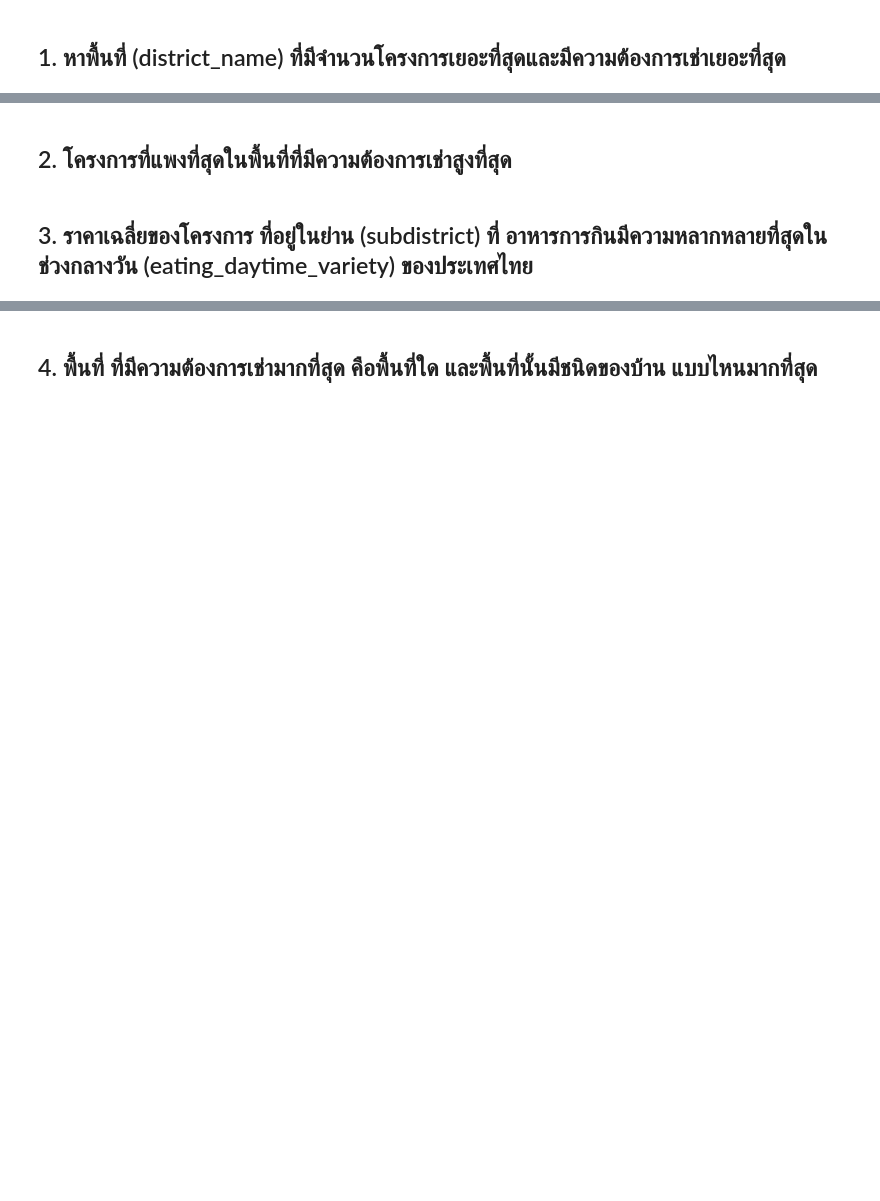
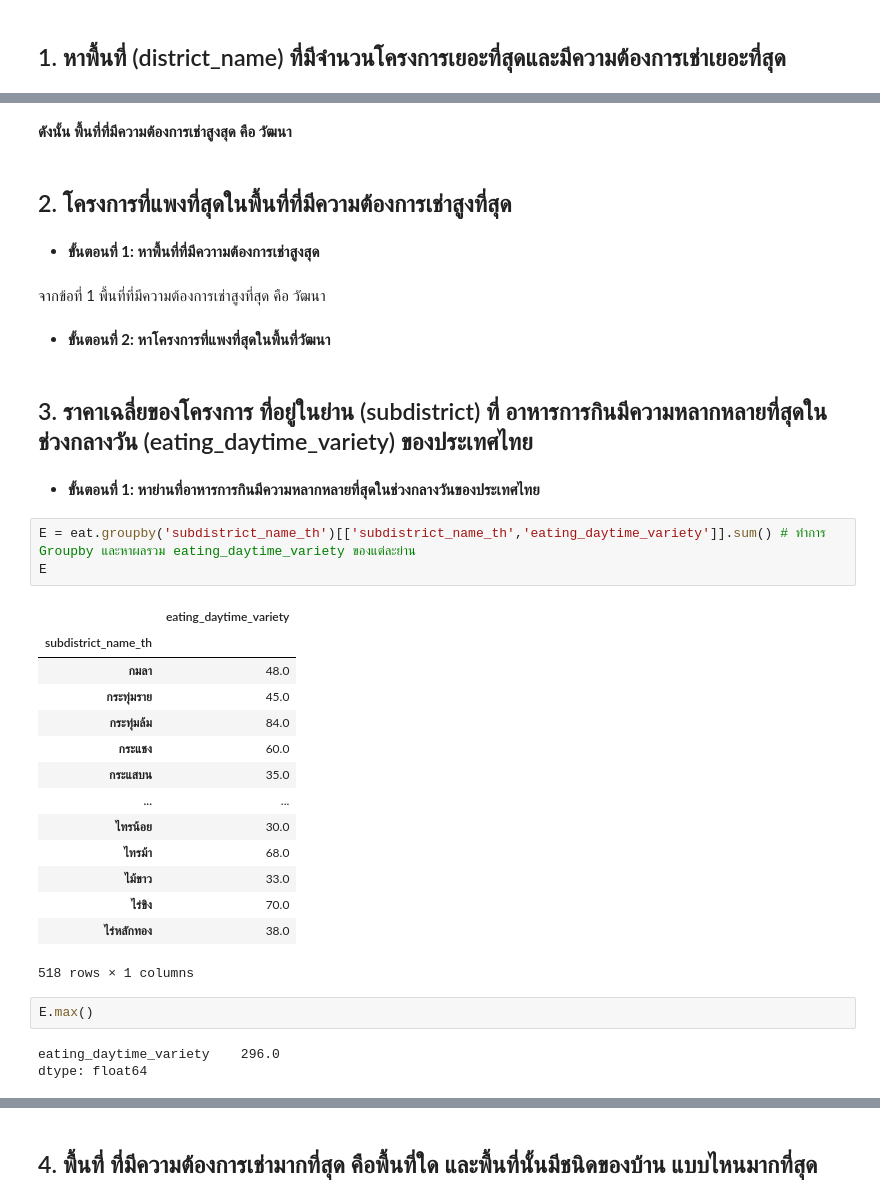
Before and after one commit to NewtonSawitta/BasicProg_DataViz65, a Jupyter notebook: midterm65.ipynb, the cells around one changed output, grey strips where cells are left out. Saved outputs shown, nothing was run; the diff lists cells and outputs as text; blank space fills up the shorter version.

```diff
--- a/midterm65.ipynb
+++ b/midterm65.ipynb
@@ -127,4 +122,37 @@ dataall[dataall['volume_of_rental']==dataall['volume_of_rental'].max()][['name_t
+# %% [markdown]
+**ดังนั้น พื้นที่ที่มีความต้องการเช่าสูงสุด คือ วัฒนา**
 # %% [markdown]
 ## 2. โครงการที่แพงที่สุดในพื้นที่ที่มีความต้องการเช่าสูงที่สุด
+# %% [markdown]
+- **ขั้นตอนที่ 1: หาพื้นที่ที่มีควาามต้องการเช่าสูงสุด**
+# %% [markdown]
+จากข้อที่ 1 พื้นที่ที่มีความต้องการเช่าสูงที่สุด คือ วัฒนา
+# %% [markdown]
+- **ขั้นตอนที่ 2: หาโครงการที่แพงที่สุดในพื้นที่วัฒนา**
 # %% [markdown]
 ## 3. ราคาเฉลี่ยของโครงการ ที่อยู่ในย่าน (subdistrict) ที่  อาหารการกินมีความหลากหลายที่สุดในช่วงกลางวัน (eating_daytime_variety) ของประเทศไทย
+# %% [markdown]
+- **ขั้นตอนที่ 1: หาย่านที่อาหารการกินมีความหลากหลายที่สุดในช่วงกลางวันของประเทศไทย**
+# %%
+E = eat.groupby('subdistrict_name_th')[['subdistrict_name_th','eating_daytime_variety']].sum() # ทำการ Groupby และหาผลรวม eating_daytime_variety ของแต่ละย่าน
+E
+# %% [output]
+|  | eating_daytime_variety |
+| subdistrict_name_th |  |
+| กมลา | 48.0 |
+| กระทุ่มราย | 45.0 |
+| กระทุ่มล้ม | 84.0 |
+| กระแชง | 60.0 |
+| กระแสบน | 35.0 |
+| ... | ... |
+| ไทรน้อย | 30.0 |
+| ไทรม้า | 68.0 |
+| ไม้ขาว | 33.0 |
+| ไร่ขิง | 70.0 |
+| ไร่หลักทอง | 38.0 |
+518 rows × 1 columns
+# %%
+E.max()
+# %% [output]
+eating_daytime_variety    296.0
+dtype: float64
```
Also changed, not shown: parts of 19 cells of this notebook.
